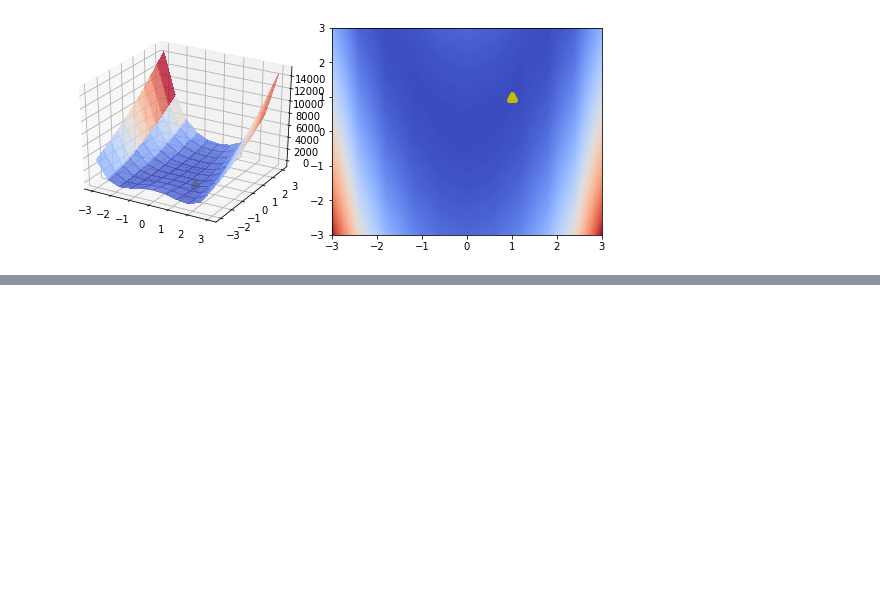
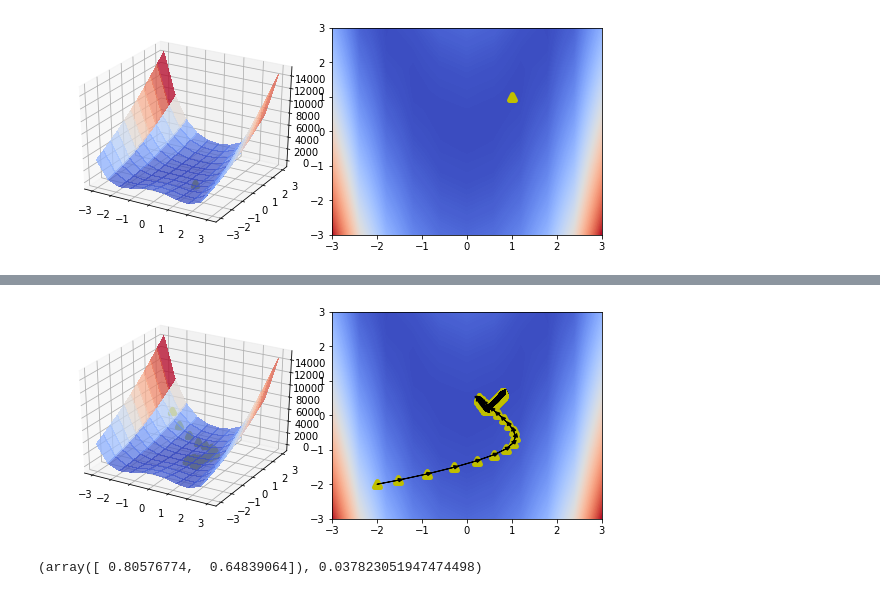
Before and after one commit to wbaek/research, a Jupyter notebook: notebooks/optimization/1.1. gradient descent.ipynb, the cells around one changed output, grey strips where cells are left out. Cells and saved outputs as stored; diff of their text form; code cells hidden in the pictures; blank space fills up the shorter version.

```diff
--- a/notebooks/optimization/1.1. gradient descent.ipynb
+++ b/notebooks/optimization/1.1. gradient descent.ipynb
@@ -110,0 +109,29 @@ x, r
+# %%
+x = np.array([-2.0, -2.0])
+learning_rate = 0.0001
+momentum_rate = 0.8
+
+steps = []
+momentum = np.array([0, 0])
+for i in range(3000):
+    r = f(x)
+    g = derivate(x)
+    momentum = momentum*momentum_rate + learning_rate*g
+    delta = momentum
+    steps.append( {'param':x.tolist()+[r], 'gradient':delta} )
+    x = x - delta
+# %%
+grids = [2, 1]
+fig = plt.figure(figsize=(grids[0]*4, grids[1]*3))
+fig.subplots_adjust(left=.02, right=.98, bottom=.001, top=.96, wspace=.05, hspace=.01)
+
+draw(fig, parameter_menifold, sub_grids=grids, index=1, projection='3d',
+     points=[s['param'] for s in steps], grids=[s['gradient'] for s in steps])
+draw(fig, parameter_menifold, sub_grids=grids, index=2, projection='2d',
+     points=[s['param'] for s in steps], grids=[s['gradient'] for s in steps])
+# %% [output]
+[figure, added]
+# %%
+x, r
+# %% [output]
+(array([ 0.80576774,  0.64839064]), 0.037823051947474498)
```
Also changed, not shown: parts of 3 cells of this notebook, 2 other files.
